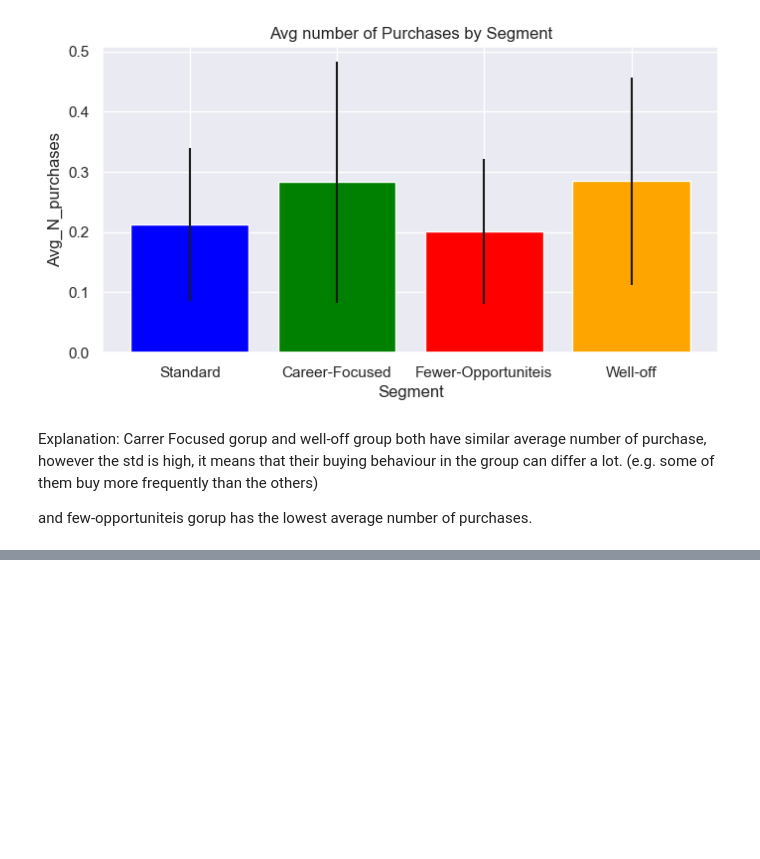
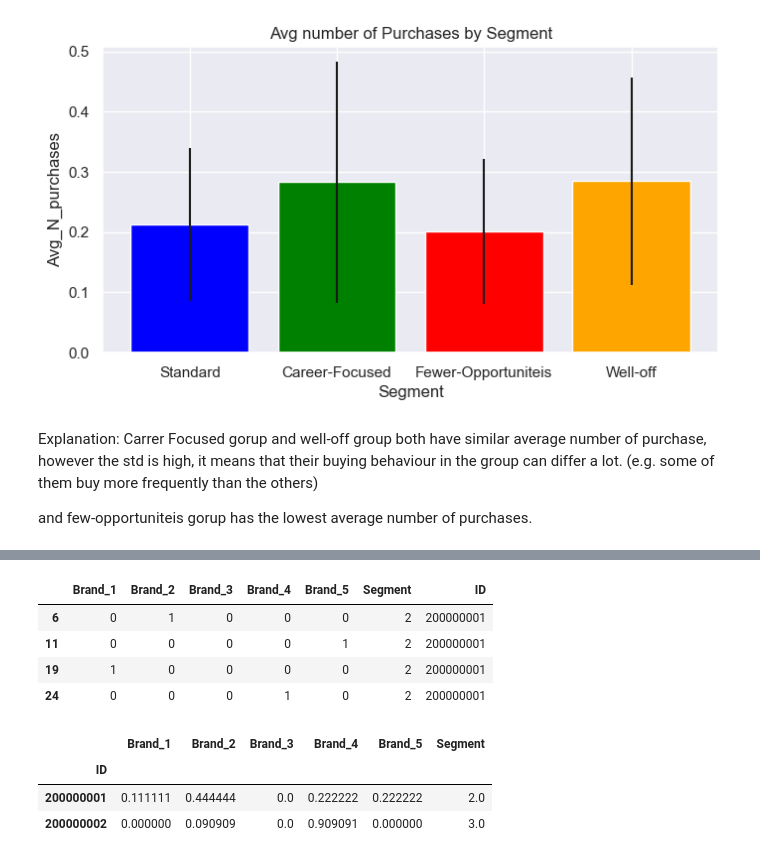
Before and after one commit to vivian-kim/Data-Sceince-Customer-Analytics, a Jupyter notebook: Data Science- Purchase Analytics with PCA model.ipynb, the cells around one changed output, grey strips where cells are left out. Drawn from its saved outputs; the diff is of its cells as text; code cells hidden in the pictures; blank space fills up the shorter version.

```diff
--- a/Data Science- Purchase Analytics with PCA model.ipynb
+++ b/Data Science- Purchase Analytics with PCA model.ipynb
@@ -303,0 +323,8 @@ few-opportuniteis gorup has the lowest average number of purchases.
+# %%
+brand_dummies.head(4)
+# %% [output]
+|  | Brand_1 | Brand_2 | Brand_3 | Brand_4 | Brand_5 | Segment | ID |
+| 6 | 0 | 1 | 0 | 0 | 0 | 2 | 200000001 |
+| 11 | 0 | 0 | 0 | 0 | 1 | 2 | 200000001 |
+| 19 | 1 | 0 | 0 | 0 | 0 | 2 | 200000001 |
+| 24 | 0 | 0 | 0 | 1 | 0 | 2 | 200000001 |
@@ -303,0 +334,8 @@ few-opportuniteis gorup has the lowest average number of purchases.
+# %%
+#but still therea are too many rows (individual)
+temp.head(2)
+# %% [output]
+|  | Brand_1 | Brand_2 | Brand_3 | Brand_4 | Brand_5 | Segment |
+| ID |  |  |  |  |  |  |
+| 200000001 | 0.111111 | 0.444444 | 0.0 | 0.222222 | 0.222222 | 2.0 |
+| 200000002 | 0.000000 | 0.090909 | 0.0 | 0.909091 | 0.000000 | 3.0 |
```
Also changed, not shown: parts of 22 cells of this notebook.
